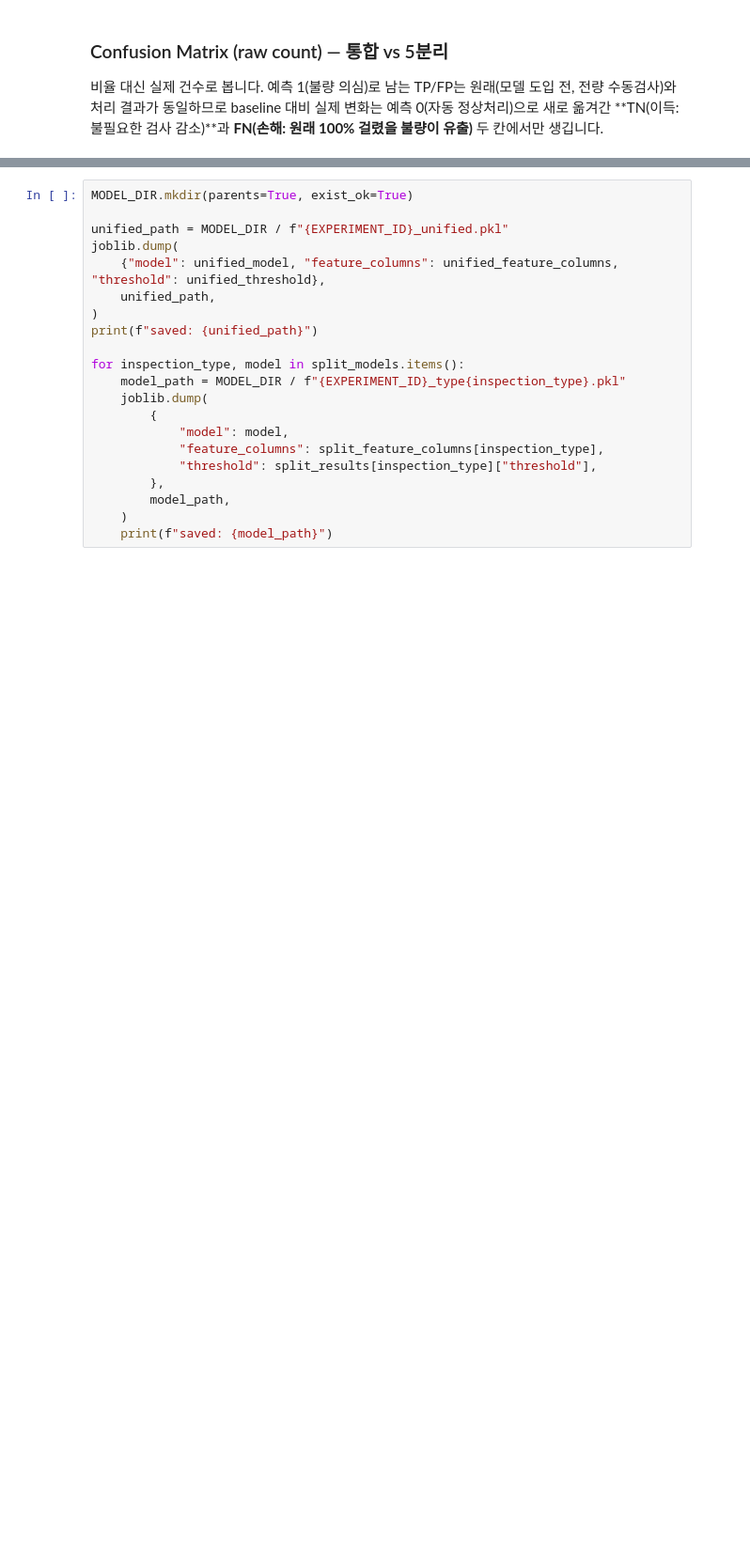
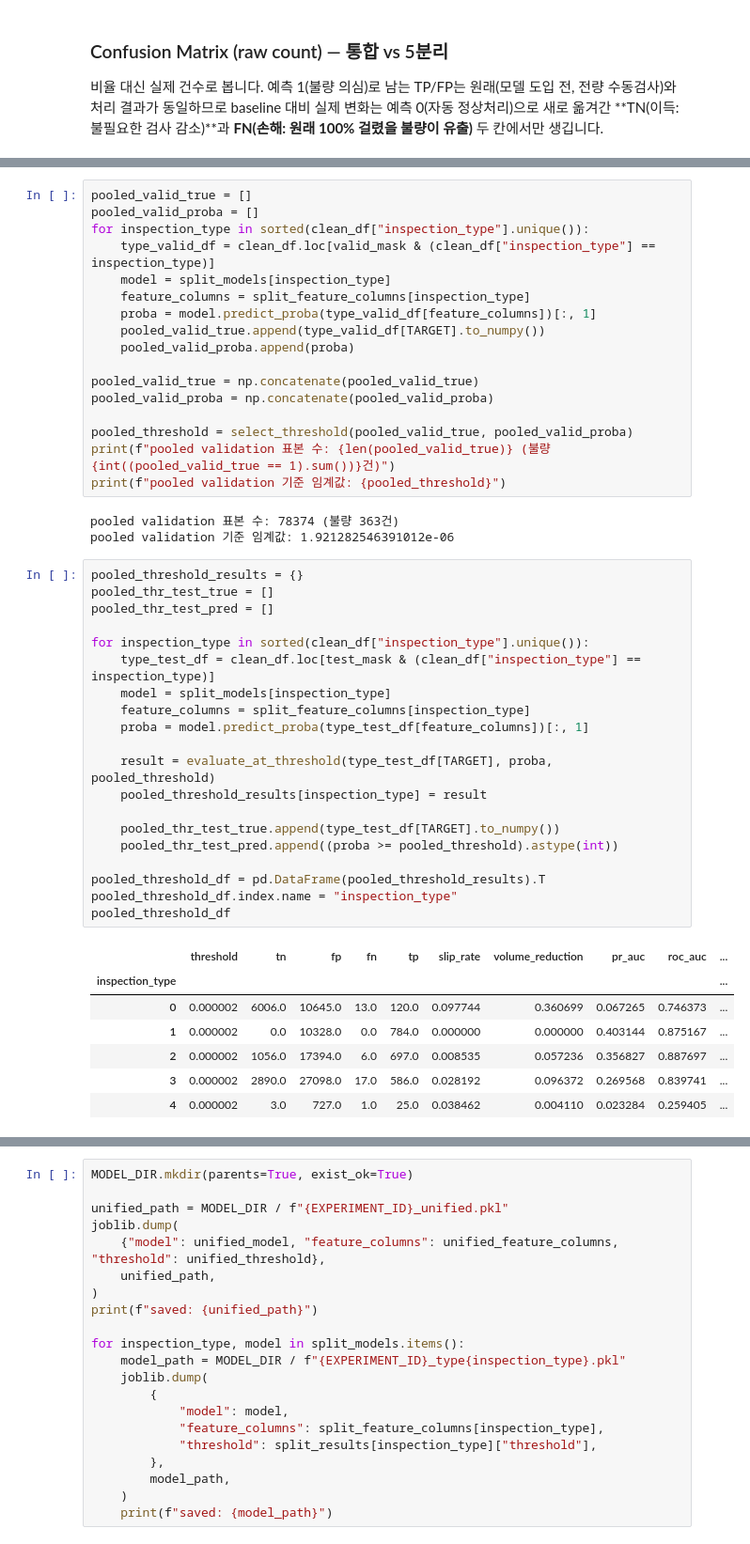
Before and after one commit to hakeee0331/seiemens_aoi_ML_practice, a Jupyter notebook: notebooks/0824_lsw_003_structure_comparison.ipynb, the cells around one changed output, grey strips where cells are left out. Shown at 94% size. Cells and saved outputs as stored; diff of their text form; blank space fills up the shorter version.

```diff
--- a/notebooks/0824_lsw_003_structure_comparison.ipynb
+++ b/notebooks/0824_lsw_003_structure_comparison.ipynb
@@ -400,0 +407,48 @@ confusion_comparison
+# %%
+pooled_valid_true = []
+pooled_valid_proba = []
+for inspection_type in sorted(clean_df["inspection_type"].unique()):
+    type_valid_df = clean_df.loc[valid_mask & (clean_df["inspection_type"] == inspection_type)]
+    model = split_models[inspection_type]
+    feature_columns = split_feature_columns[inspection_type]
+    proba = model.predict_proba(type_valid_df[feature_columns])[:, 1]
+    pooled_valid_true.append(type_valid_df[TARGET].to_numpy())
+    pooled_valid_proba.append(proba)
+
+pooled_valid_true = np.concatenate(pooled_valid_true)
+pooled_valid_proba = np.concatenate(pooled_valid_proba)
+
+pooled_threshold = select_threshold(pooled_valid_true, pooled_valid_proba)
+print(f"pooled validation 표본 수: {len(pooled_valid_true)} (불량 {int((pooled_valid_true == 1).sum())}건)")
+print(f"pooled validation 기준 임계값: {pooled_threshold}")
+# %% [output]
+pooled validation 표본 수: 78374 (불량 363건)
+pooled validation 기준 임계값: 1.921282546391012e-06
+# %%
+pooled_threshold_results = {}
+pooled_thr_test_true = []
+pooled_thr_test_pred = []
+
+for inspection_type in sorted(clean_df["inspection_type"].unique()):
+    type_test_df = clean_df.loc[test_mask & (clean_df["inspection_type"] == inspection_type)]
+    model = split_models[inspection_type]
+    feature_columns = split_feature_columns[inspection_type]
+    proba = model.predict_proba(type_test_df[feature_columns])[:, 1]
+
+    result = evaluate_at_threshold(type_test_df[TARGET], proba, pooled_threshold)
+    pooled_threshold_results[inspection_type] = result
+
+    pooled_thr_test_true.append(type_test_df[TARGET].to_numpy())
+    pooled_thr_test_pred.append((proba >= pooled_threshold).astype(int))
+
+pooled_threshold_df = pd.DataFrame(pooled_threshold_results).T
+pooled_threshold_df.index.name = "inspection_type"
+pooled_threshold_df
+# %% [output]
+|  | threshold | tn | fp | fn | tp | slip_rate | volume_reduction | pr_auc | roc_auc | ... |
+| inspection_type |  |  |  |  |  |  |  |  |  | ... |
+| 0 | 0.000002 | 6006.0 | 10645.0 | 13.0 | 120.0 | 0.097744 | 0.360699 | 0.067265 | 0.746373 | ... |
+| 1 | 0.000002 | 0.0 | 10328.0 | 0.0 | 784.0 | 0.000000 | 0.000000 | 0.403144 | 0.875167 | ... |
+| 2 | 0.000002 | 1056.0 | 17394.0 | 6.0 | 697.0 | 0.008535 | 0.057236 | 0.356827 | 0.887697 | ... |
+| 3 | 0.000002 | 2890.0 | 27098.0 | 17.0 | 586.0 | 0.028192 | 0.096372 | 0.269568 | 0.839741 | ... |
+| 4 | 0.000002 | 3.0 | 727.0 | 1.0 | 25.0 | 0.038462 | 0.004110 | 0.023284 | 0.259405 | ... |
```
Also changed, not shown: parts of 4 cells of this notebook, 1 other file.
